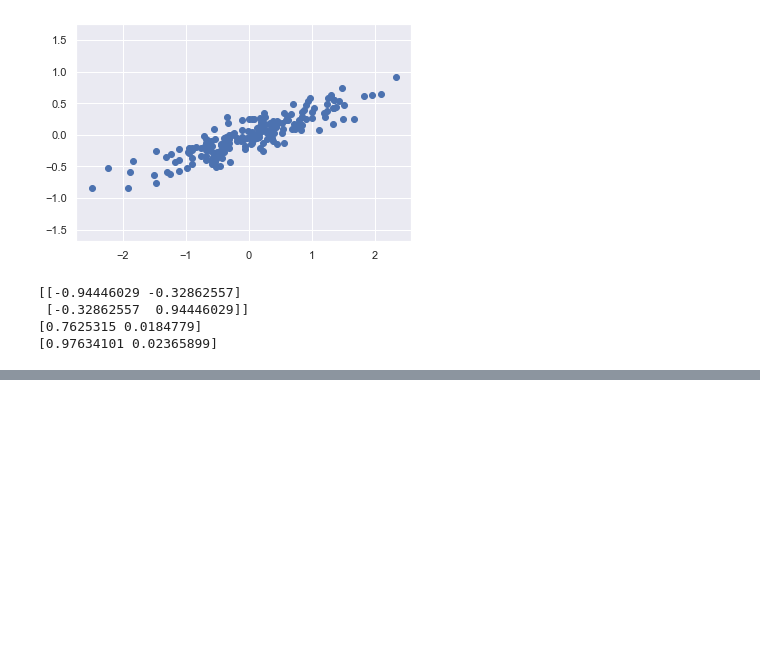
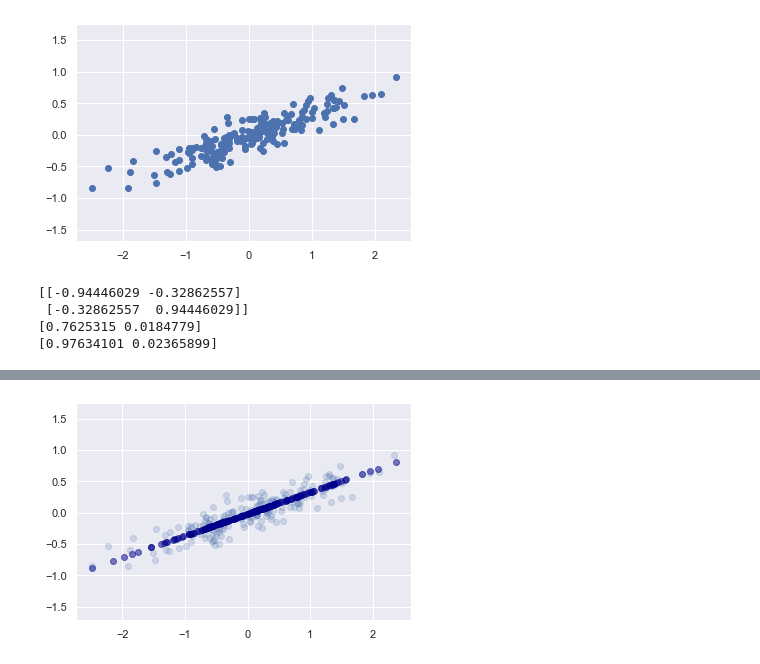
Before and after one commit to leonardtang/data-science-learn, a Jupyter notebook: PCA.ipynb, the cells around one changed output, grey strips where cells are left out. Saved outputs shown, nothing was run; the diff lists cells and outputs as text; code cells hidden in the pictures; blank space fills up the shorter version.

```diff
--- a/PCA.ipynb
+++ b/PCA.ipynb
@@ -45,0 +67,8 @@ plt.axis('equal');
+# %%
+# Creating new set of data via inverse transform and comparing with original data
+X_new = pca.inverse_transform(X_pca)
+plt.scatter(X[:, 0], X[:, 1], alpha=0.2)
+plt.scatter(X_new[:, 0], X_new[:, 1], c="#00008B", alpha=0.5)
+plt.axis("equal");
+# %% [output]
+[figure, added]
```
Also changed, not shown: parts of 8 cells of this notebook.
